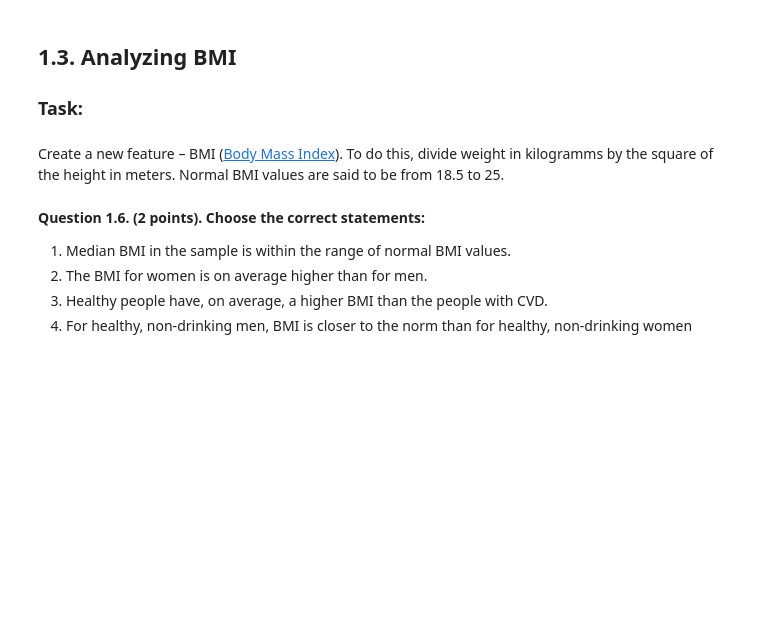
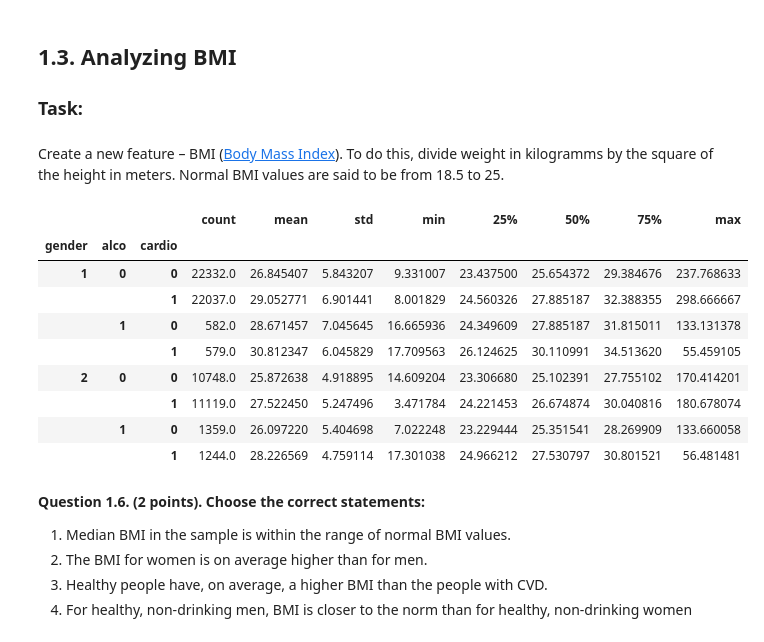
Before and after one commit to sweeterr/mlcourse.ai, a Jupyter notebook: jupyter_english/assignments_demo/assignment02_analyzing_cardiovascular_desease_data.ipynb, the cells around one changed output. Cells and saved outputs as stored; diff of their text form; code cells hidden in the pictures; blank space fills up the shorter version.

```diff
--- a/jupyter_english/assignments_demo/assignment02_analyzing_cardiovascular_desease_data.ipynb
+++ b/jupyter_english/assignments_demo/assignment02_analyzing_cardiovascular_desease_data.ipynb
@@ -299,3 +321,19 @@ Create a new feature – BMI ([Body Mass Index](https://en.wikipedia.org/wiki/Bo
+# %%
+df['BMI'] = df['weight'] / ((df['height'] / 100) ** 2)
+df.groupby(['gender'])['BMI'].describe()
+df.groupby(['cardio'])['BMI'].describe()
+df.groupby(['gender', 'alco', 'cardio'])['BMI'].describe()
+# %% [output]
+|  |  |  | count | mean | std | min | 25% | 50% | 75% | max |
+| gender | alco | cardio |  |  |  |  |  |  |  |  |
+| 1 | 0 | 0 | 22332.0 | 26.845407 | 5.843207 | 9.331007 | 23.437500 | 25.654372 | 29.384676 | 237.768633 |
+|  |  | 1 | 22037.0 | 29.052771 | 6.901441 | 8.001829 | 24.560326 | 27.885187 | 32.388355 | 298.666667 |
+|  | 1 | 0 | 582.0 | 28.671457 | 7.045645 | 16.665936 | 24.349609 | 27.885187 | 31.815011 | 133.131378 |
+|  |  | 1 | 579.0 | 30.812347 | 6.045829 | 17.709563 | 26.124625 | 30.110991 | 34.513620 | 55.459105 |
+| 2 | 0 | 0 | 10748.0 | 25.872638 | 4.918895 | 14.609204 | 23.306680 | 25.102391 | 27.755102 | 170.414201 |
+|  |  | 1 | 11119.0 | 27.522450 | 5.247496 | 3.471784 | 24.221453 | 26.674874 | 30.040816 | 180.678074 |
+|  | 1 | 0 | 1359.0 | 26.097220 | 5.404698 | 7.022248 | 23.229444 | 25.351541 | 28.269909 | 133.660058 |
+|  |  | 1 | 1244.0 | 28.226569 | 4.759114 | 17.301038 | 24.966212 | 27.530797 | 30.801521 | 56.481481 |
 # %% [markdown]
 **Question 1.6. (2 points). Choose the correct statements:**
 
```
Also changed, not shown: parts of 14 cells of this notebook.
